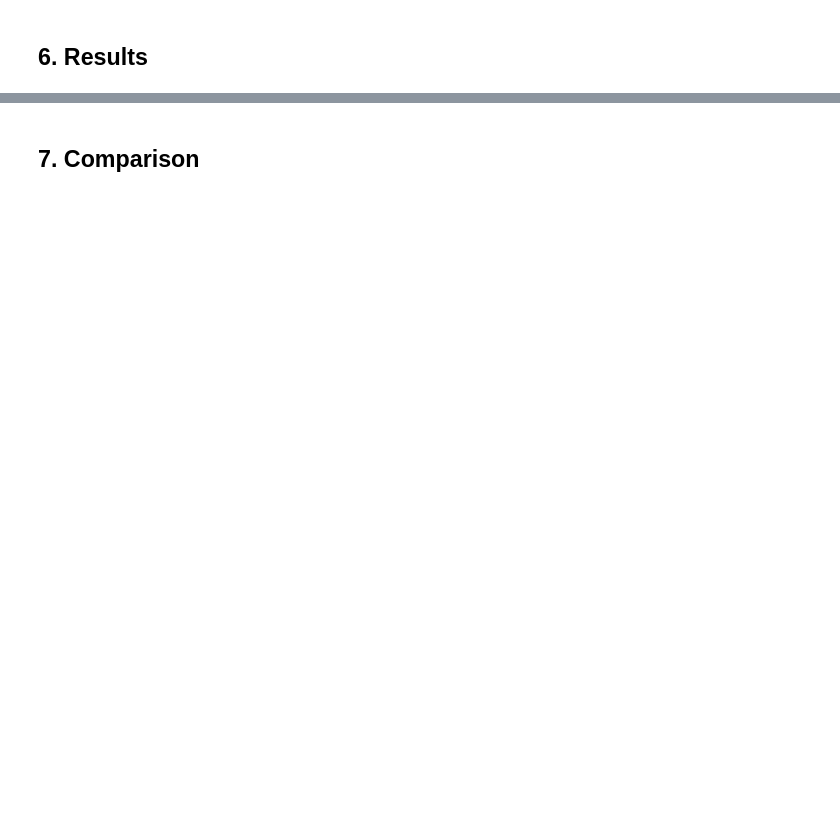
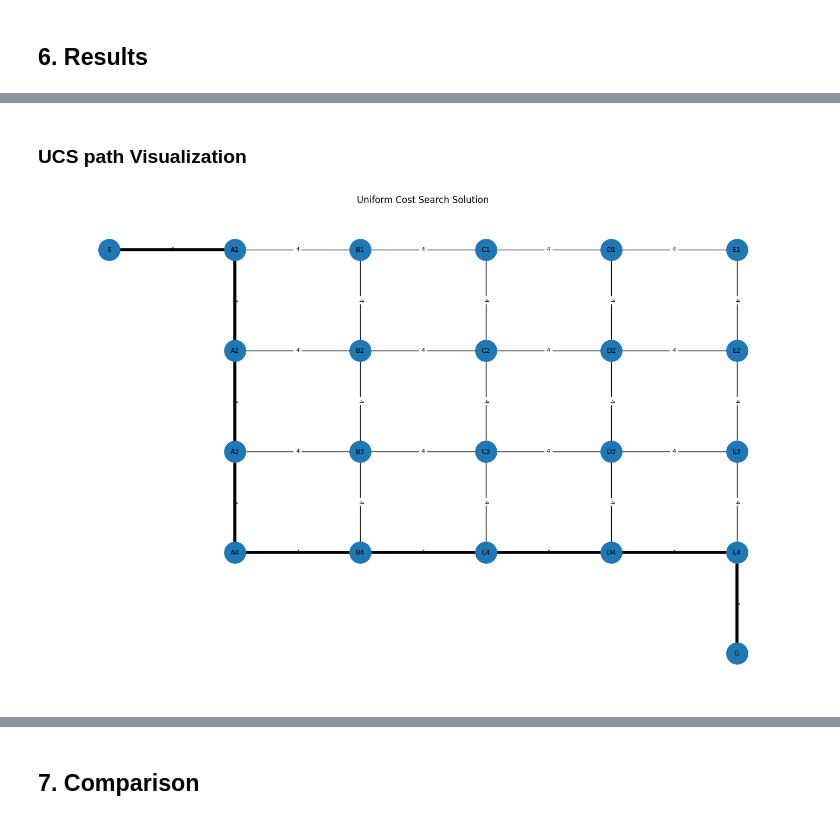
Before and after one commit to Anish-lab455/42172-Introduction-to-Artificial-Intelligence, a Jupyter notebook: Assignments/Assignment 1/Example 1.ipynb, the cells around one changed output, grey strips where cells are left out. Cells and saved outputs as stored; diff of their text form; code cells hidden in the pictures; blank space fills up the shorter version.

Commit message:
Completion of comparison and results

```diff
--- a/Assignments/Assignment 1/Example 1.ipynb
+++ b/Assignments/Assignment 1/Example 1.ipynb
@@ -665,0 +775,2 @@ def astar_path(G, start, goal):
+# %% [markdown]
+### UCS path Visualization
@@ -665,0 +824,10 @@ def astar_path(G, start, goal):
+# %%
+# UCS solution path visualization
+draw_solution(
+    G,
+    cities,
+    ucs_path_result,
+    "Uniform Cost Search Solution"
+)
+# %% [output]
+[figure, added]
```
Also changed, not shown: parts of 13 cells of this notebook.
